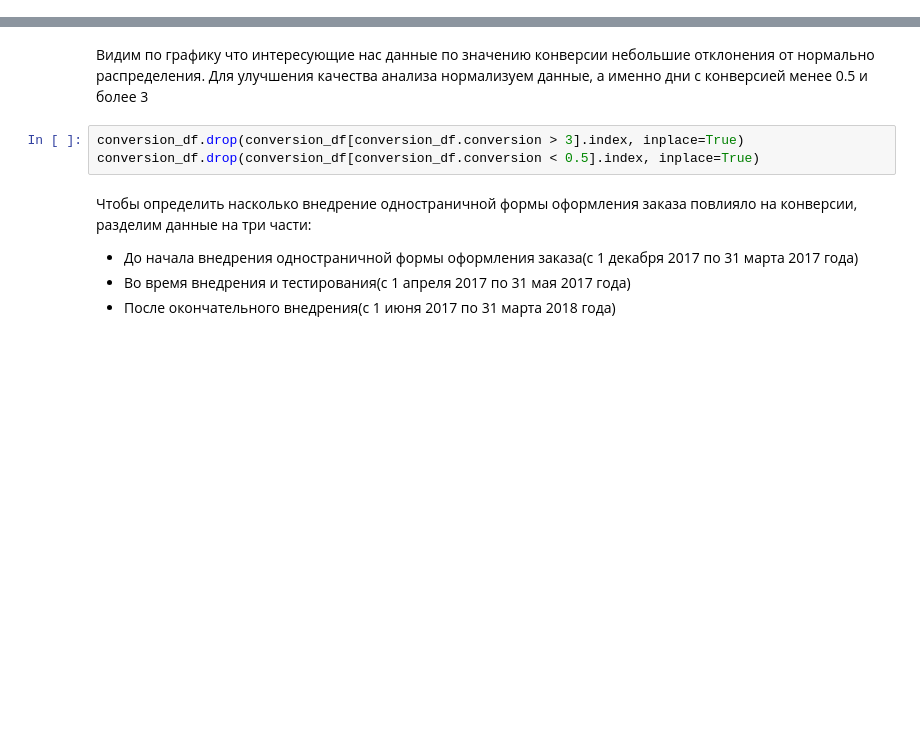
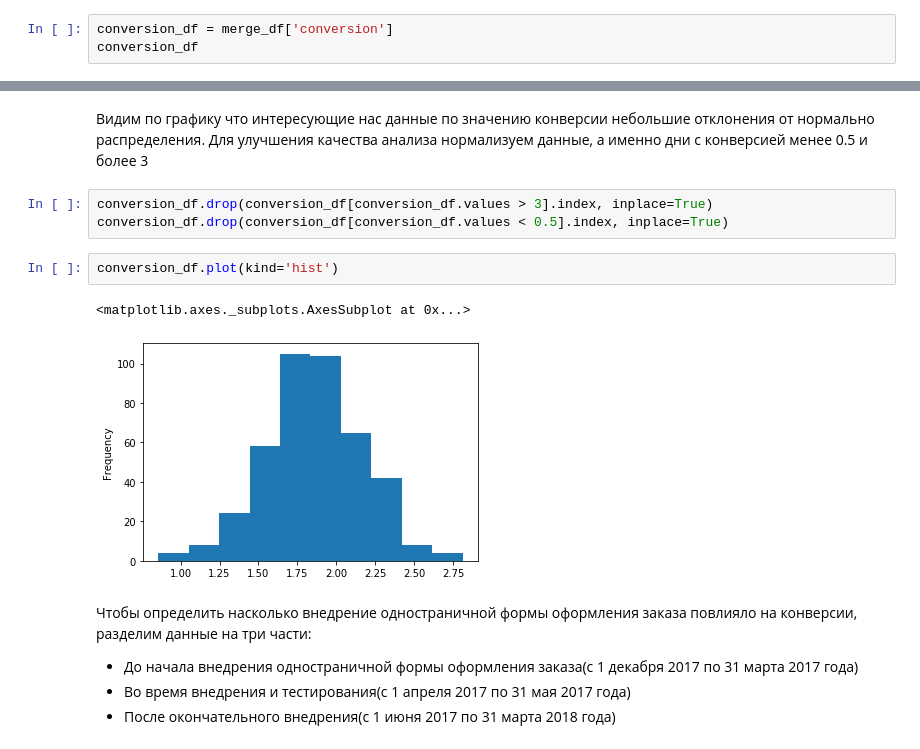
Before and after one commit to sofozzz/ab-test, a Jupyter notebook: ab-test.ipynb, the cells around one changed output, grey strips where cells are left out. Cells and saved outputs as stored; diff of their text form; blank space fills up the shorter version.

```diff
--- a/ab-test.ipynb
+++ b/ab-test.ipynb
@@ -189,3 +189,6 @@ merge_df[:2]
 | 2017-01-02 | 1692 | 1106 | 1776 | 4470 | 1717 | 2798 | 4470 | 59 | 1.319911 |
 # %% [markdown]
 Посмотрим как выглядят и как распределены необходимые нам данные с конверсией по дням
+# %%
+conversion_df = merge_df['conversion']
+conversion_df
@@ -197,8 +214,13 @@ merge_df['conversion'].plot(kind='hist')
 # %% [markdown]
 Видим по графику что интересующие нас данные по значению конверсии небольшие отклонения от нормально распределения. Для улучшения качества анализа нормализуем данные, а именно дни с конверсией менее 0.5 и более 3
 # %%
-conversion_df.drop(conversion_df[conversion_df.conversion > 3].index, inplace=True)
-conversion_df.drop(conversion_df[conversion_df.conversion < 0.5].index, inplace=True)
+conversion_df.drop(conversion_df[conversion_df.values > 3].index, inplace=True)
+conversion_df.drop(conversion_df[conversion_df.values < 0.5].index, inplace=True)
+# %%
+conversion_df.plot(kind='hist')
+# %% [output]
+<matplotlib.axes._subplots.AxesSubplot at 0x...>
+[figure, added]
 # %% [markdown]
 Чтобы определить насколько внедрение одностраничной формы оформления заказа повлияло на конверсии, разделим данные на три части:
 * До начала внедрения одностраничной формы оформления заказа(с 1 декабря 2017 по 31 марта 2017 года)
```
Also changed, not shown: parts of 9 cells of this notebook.
